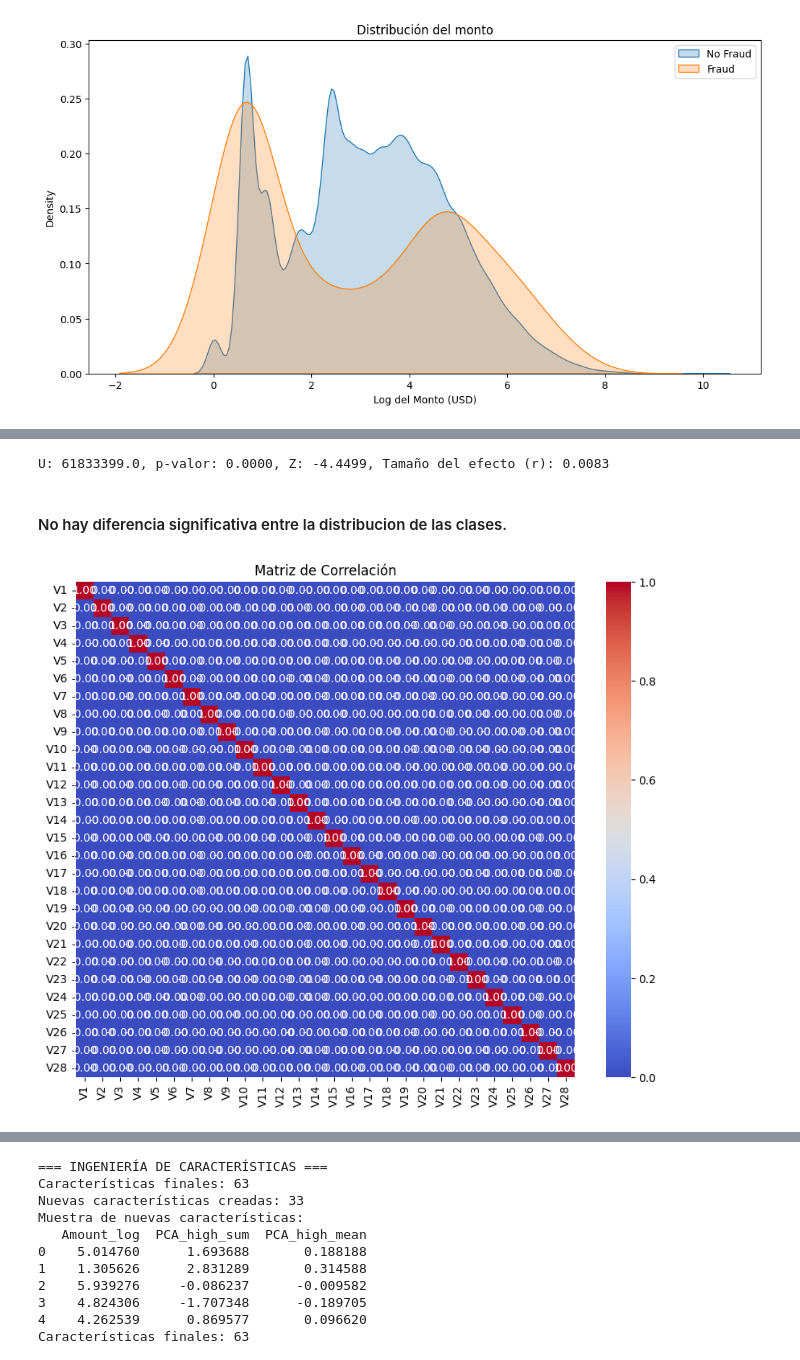
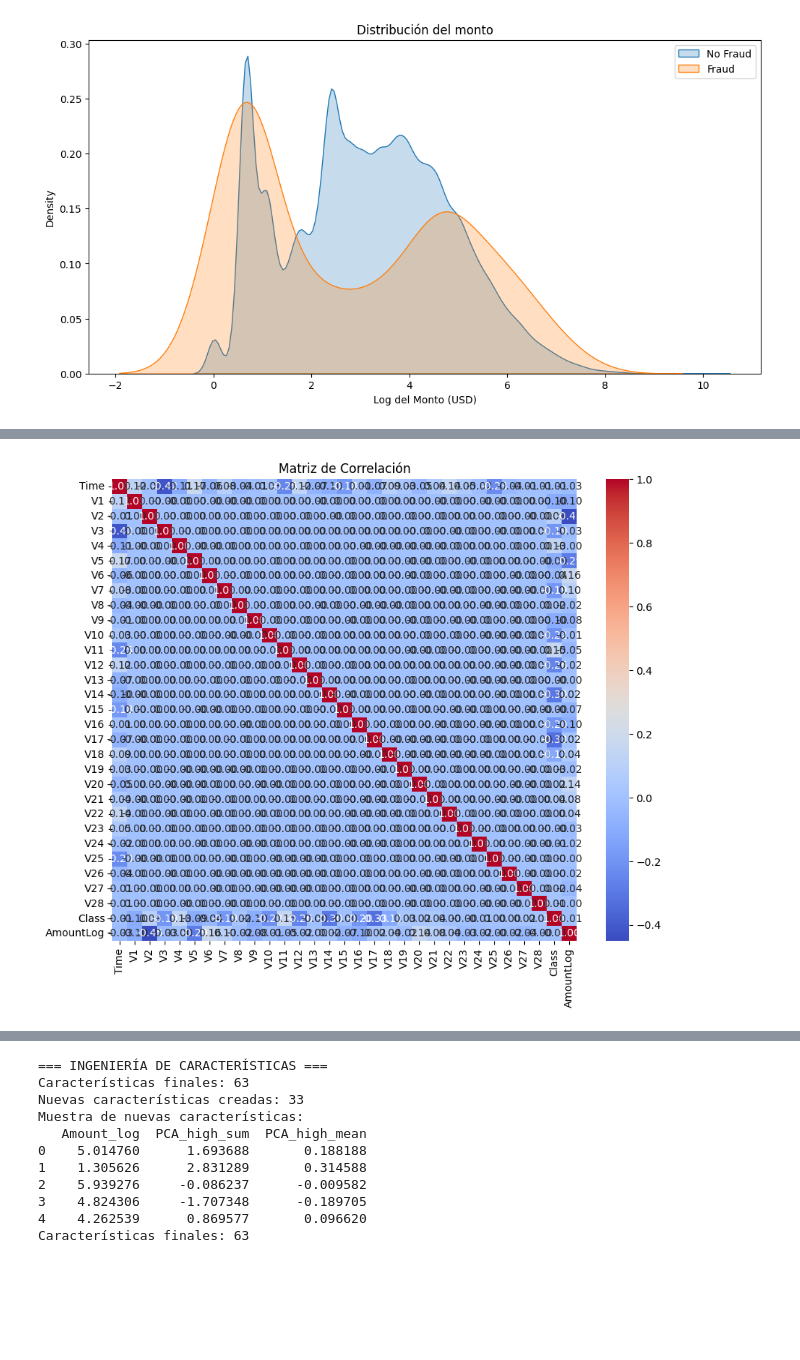
Before and after one commit to XxHurtadoxX/Credit-Card-Fraud-Detection, a Jupyter notebook: Model.ipynb, the cells around one changed output, grey strips where cells are left out. Drawn from its saved outputs; the diff is of its cells as text; code cells hidden in the pictures; blank space fills up the shorter version.

```diff
--- a/Model.ipynb
+++ b/Model.ipynb
@@ -24,7 +28,9 @@ import warnings
 warnings.filterwarnings('ignore')
 # %%
 # Cargar datos
-df = kagglehub.load_dataset(KaggleDatasetAdapter.PANDAS, "mlg-ulb/creditcardfraud", "creditcard.csv",)
+import os
+csv_path = os.path.join(kagglehub.dataset_download("mlg-ulb/creditcardfraud"), "creditcard.csv")
+df = pd.read_csv(csv_path, encoding="utf-8", sep=",")
 df.head()
 # %% [output]
 |  | Time | V1 | V2 | V3 | V4 | V5 | V6 | V7 | V8 | V9 | ... | ... |
@@ -107,33 +92,10 @@ plt.show()
-# %%
-# DIAG - BI - AmountLog vs Time
-
-grupo_fraude = df[df['Class'] == 1]['AmountLog']
-grupo_normal = df[df['Class'] == 0]['AmountLog']
-
-U, p = mannwhitneyu(grupo_fraude, grupo_normal, alternative='two-sided')
-
-n1 = len(grupo_fraude)
-n2 = len(grupo_normal)
-
-# Calcular Z a partir de U (aproximación normal)
-mean_U = n1 * n2 / 2
-std_U = np.sqrt(n1 * n2 * (n1 + n2 + 1) / 12)
-z = (U - mean_U) / std_U
-
-# Tamaño del efecto
-r = abs(z) / np.sqrt(n1 + n2)
-print(f"U: {U}, p-valor: {p:.4f}, Z: {z:.4f}, Tamaño del efecto (r): {r:.4f}")
-# %% [output]
-U: 61833399.0, p-valor: 0.0000, Z: -4.4499, Tamaño del efecto (r): 0.0083
-# %% [markdown]
-#### No hay diferencia significativa entre la distribucion de las clases.
 # %%
-# EDA - Vi - CORR
+# EDA - M - CORR
 
 plt.figure(figsize=(10, 8))
-sns.heatmap(df.drop(columns=["AmountLog", "Time", "Class", "Amount"]).corr(), annot=True, fmt=".2f", cmap='coolwarm')
+sns.heatmap(df.drop(columns=["Amount"]).corr(), annot=True, fmt=".2f", cmap='coolwarm')
 plt.title("Matriz de Correlación")
 plt.show()
 # %% [output]
-[figure, old version]
+[figure, new version]
 # %%
```
Also changed, not shown: parts of 14 cells of this notebook.
